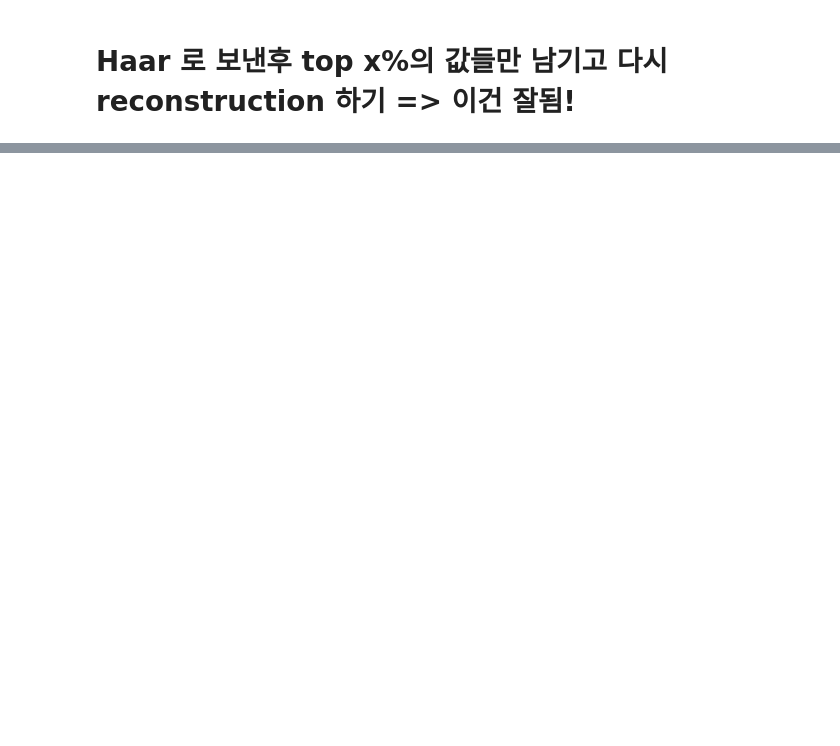
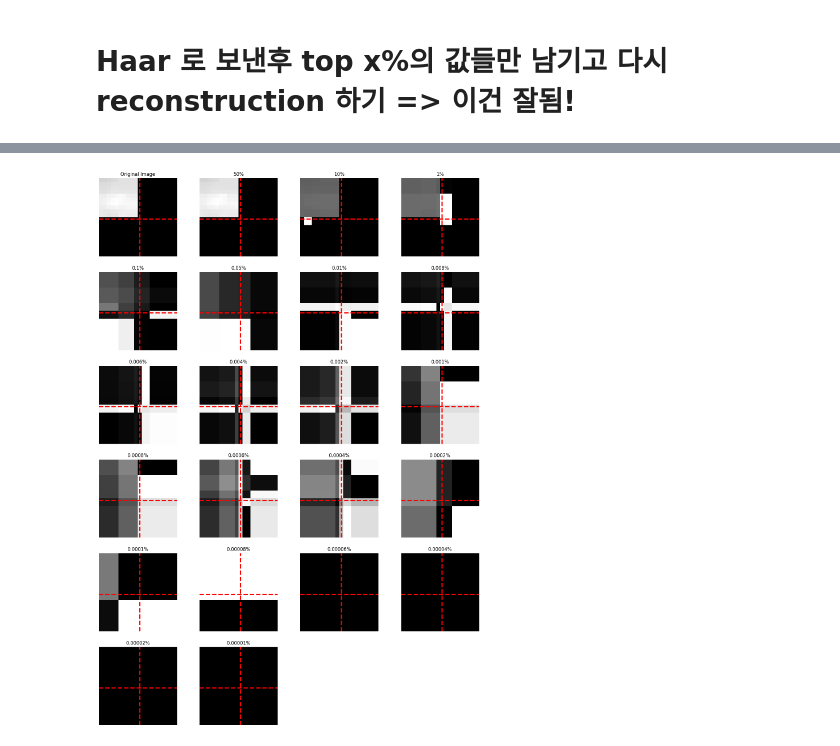
Before and after one commit to jongmindev/DFT_DWT_Implementation, a Jupyter notebook: haar/haar.ipynb, the cells around one changed output, grey strips where cells are left out. Cells and saved outputs as stored; diff of their text form; code cells hidden in the pictures; blank space fills up the shorter version.

```diff
--- a/haar/haar.ipynb
+++ b/haar/haar.ipynb
@@ -474,0 +333,4 @@ print(padded_image.shape, padded_image.min(), padded_image.max())
+# %%
+plot_images(cropped_original_image_specific_2, cropped_reconstructed_images_specific_2, figsize=(14,20), line_in_center=True)
+# %% [output]
+[figure, added]
```
Also changed, not shown: parts of 34 cells of this notebook, 1 other file.
